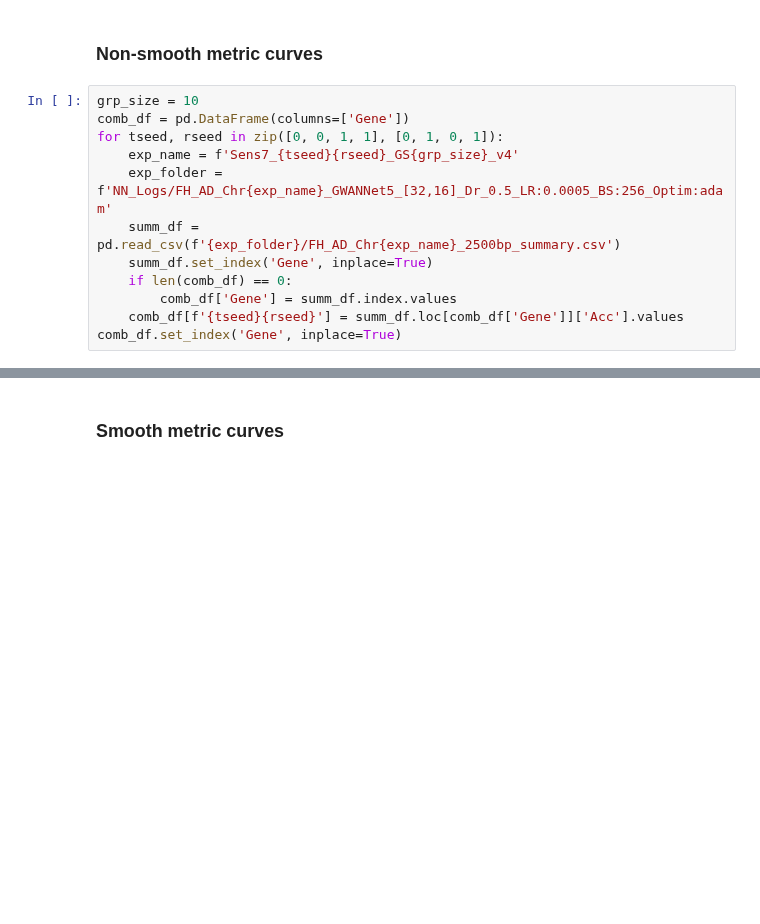
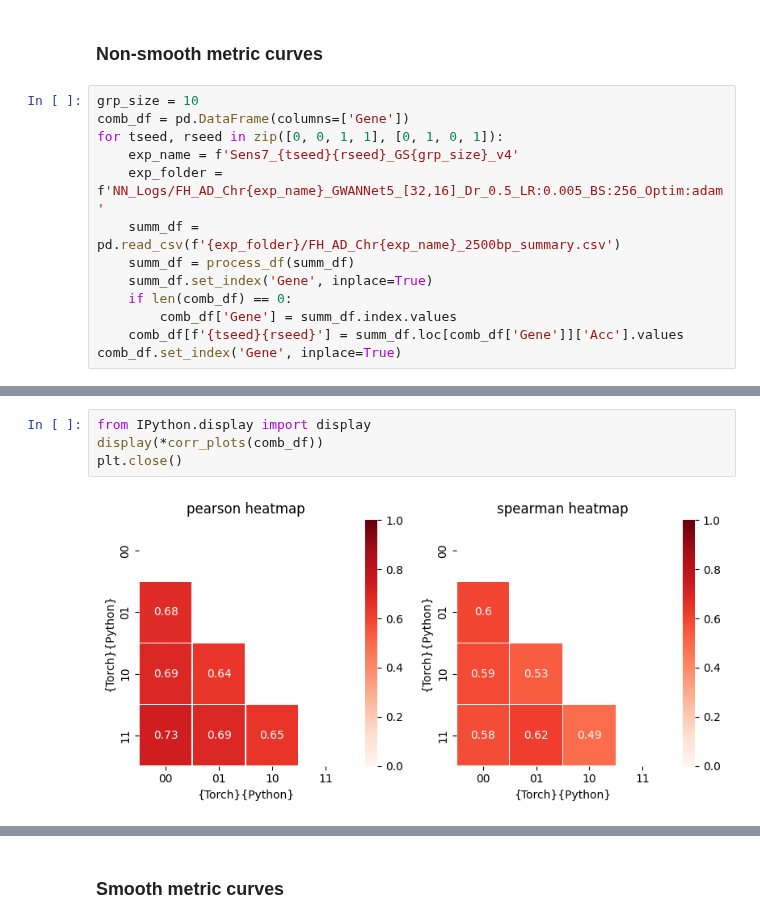
Before and after one commit to titoghose/GWANN, a Jupyter notebook: Code_AD/sensitivity_plots.ipynb, the cells around one changed output, grey strips where cells are left out. Cells and saved outputs as stored; diff of their text form; blank space fills up the shorter version.

```diff
--- a/Code_AD/sensitivity_plots.ipynb
+++ b/Code_AD/sensitivity_plots.ipynb
@@ -547,8 +554,9 @@ grp_size = 10
 comb_df = pd.DataFrame(columns=['Gene'])
 for tseed, rseed in zip([0, 0, 1, 1], [0, 1, 0, 1]):
     exp_name = f'Sens7_{tseed}{rseed}_GS{grp_size}_v4'
-    exp_folder = f'NN_Logs/FH_AD_Chr{exp_name}_GWANNet5_[32,16]_Dr_0.5_LR:0.0005_BS:256_Optim:adam'
+    exp_folder = f'NN_Logs/FH_AD_Chr{exp_name}_GWANNet5_[32,16]_Dr_0.5_LR:0.005_BS:256_Optim:adam'
     summ_df = pd.read_csv(f'{exp_folder}/FH_AD_Chr{exp_name}_2500bp_summary.csv')
+    summ_df = process_df(summ_df)
     summ_df.set_index('Gene', inplace=True)
     if len(comb_df) == 0:
         comb_df['Gene'] = summ_df.index.values
@@ -561,0 +575,6 @@ corr_plots(comb_df)
+# %%
+from IPython.display import display
+display(*corr_plots(comb_df))
+plt.close()
+# %% [output]
+[figure, added]
```
Also changed, not shown: parts of 7 cells of this notebook, 7 other files.
